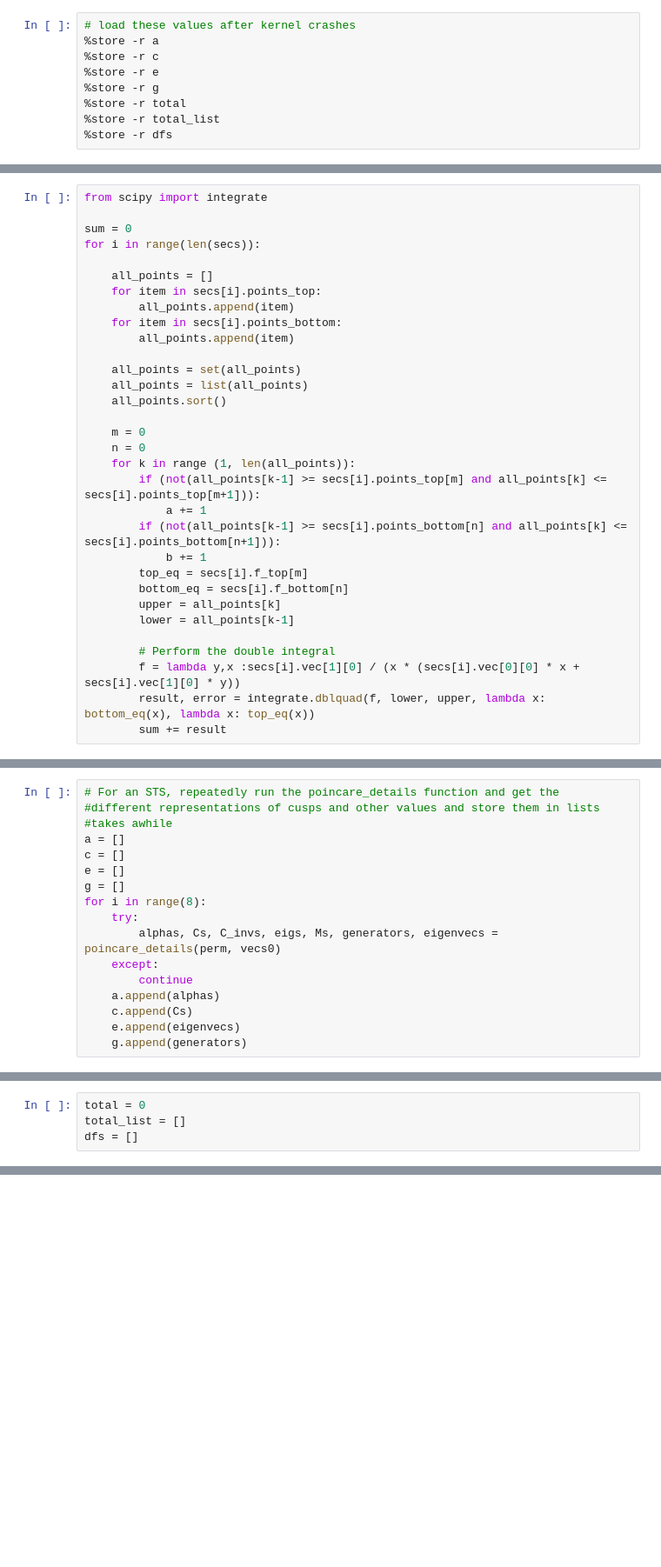
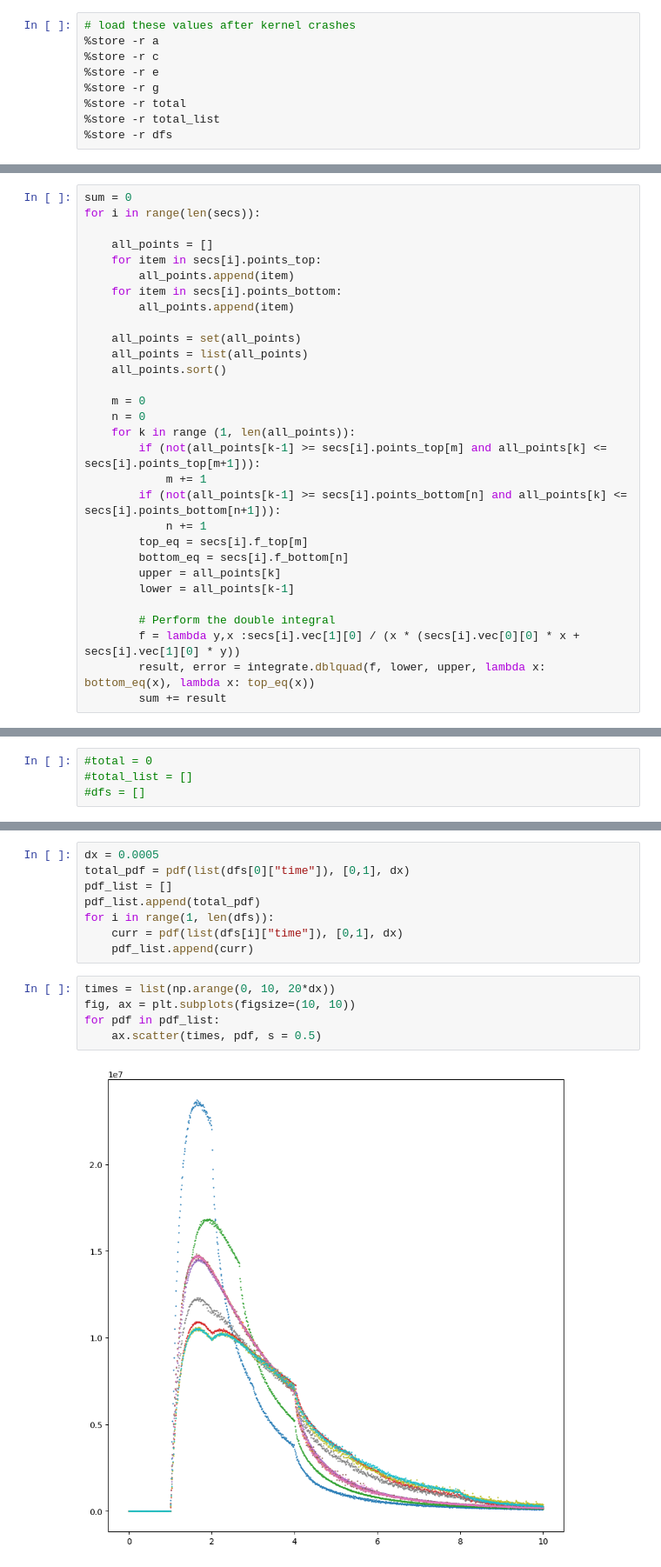
Before and after one commit to mlbeers/MXM, a Jupyter notebook: Poincare_Sections/Testing.ipynb, the cells around one changed output, grey strips where cells are left out. Shown: that part at 87% size. Saved outputs shown, nothing was run; the diff lists cells and outputs as text; blank space fills up the shorter version.

```diff
--- a/Poincare_Sections/Testing.ipynb
+++ b/Poincare_Sections/Testing.ipynb
@@ -168,6 +286,4 @@ pdf(list(df["time"]), times, dx*2)
 # %%
-from scipy import integrate
-
 sum = 0
 for i in range(len(secs)):
 
@@ -185,9 +301,9 @@ for i in range(len(secs)):
     n = 0
     for k in range (1, len(all_points)):
         if (not(all_points[k-1] >= secs[i].points_top[m] and all_points[k] <= secs[i].points_top[m+1])):
-            a += 1
+            m += 1
         if (not(all_points[k-1] >= secs[i].points_bottom[n] and all_points[k] <= secs[i].points_bottom[n+1])):
-            b += 1
+            n += 1
         top_eq = secs[i].f_top[m]
         bottom_eq = secs[i].f_bottom[n]
         upper = all_points[k]
@@ -215,17 +342,0 @@ total_list
-# %%
-# For an STS, repeatedly run the poincare_details function and get the
-#different representations of cusps and other values and store them in lists
-#takes awhile
-a = []
-c = []
-e = []
-g = []
-for i in range(8):
-    try:
-        alphas, Cs, C_invs, eigs, Ms, generators, eigenvecs = poincare_details(perm, vecs0)
-    except:
-        continue
-    a.append(alphas)
-    c.append(Cs)
-    e.append(eigenvecs)
-    g.append(generators)
@@ -244,6 +349,6 @@ Stored 'total' (Integer)
 Stored 'total_list' (list)
 Stored 'dfs' (list)
 # %%
-total = 0
-total_list = []
-dfs = []
+#total = 0
+#total_list = []
+#dfs = []
@@ -362,0 +355,15 @@ generators, eigs, eigenv
+# %%
+dx = 0.0005
+total_pdf = pdf(list(dfs[0]["time"]), [0,1], dx)
+pdf_list = []
+pdf_list.append(total_pdf)
+for i in range(1, len(dfs)):
+    curr = pdf(list(dfs[i]["time"]), [0,1], dx)
+    pdf_list.append(curr)
+# %%
+times = list(np.arange(0, 10, 20*dx))
+fig, ax = plt.subplots(figsize=(10, 10))
+for pdf in pdf_list:
+    ax.scatter(times, pdf, s = 0.5)
+# %% [output]
+[figure, added]
```
Also changed, not shown: parts of 45 cells of this notebook, 3 other files.
